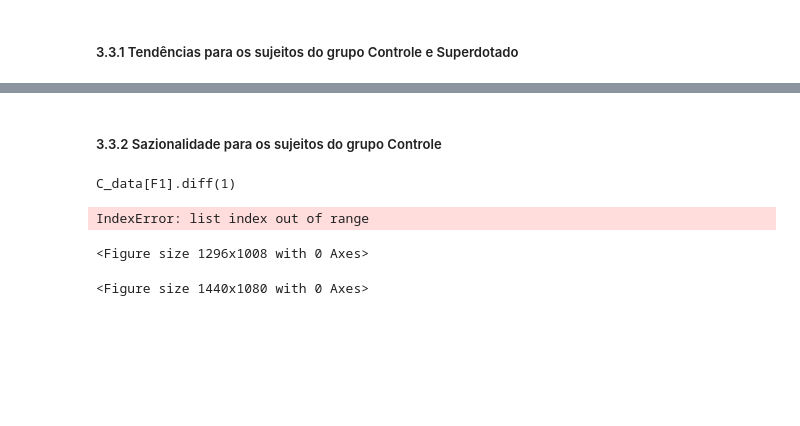
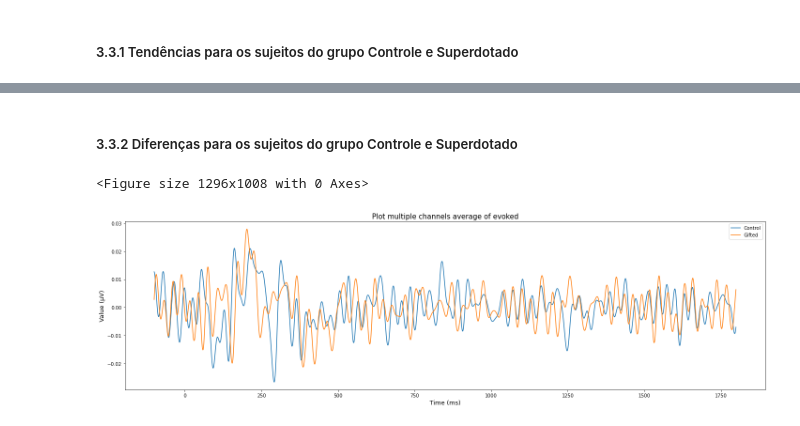
Before and after one commit to abner-lucas/EEG-Time-Series-Prediction, a Jupyter notebook: notebooks/visualization_outputs_eeg.ipynb, the cells around one changed output, grey strips where cells are left out. Saved outputs shown, nothing was run; the diff lists cells and outputs as text; code cells hidden in the pictures; blank space fills up the shorter version.

```diff
--- a/notebooks/visualization_outputs_eeg.ipynb
+++ b/notebooks/visualization_outputs_eeg.ipynb
@@ -262,21 +275,15 @@ Matplotlib is currently using module://matplotlib_inline.backend_inline, which i
 # %% [markdown]
-##### <a id='sz_a1'>3.3.2 Sazionalidade para os sujeitos do grupo Controle</a>
+##### <a id='diff_a1'>3.3.2 Diferenças para os sujeitos do grupo Controle e Superdotado</a>
-# %%
-sp = Subplot2D(nrows=len(C_data.columns), ncols=1)
-plt.figure(figsize=(20,15))
-
-for i, col in enumerate(C_data.columns):
-    if i != 0:
-        print(f'C_data[{col}].diff(1)')
-        sp.add_subplot(C_data[col].diff(1), i+1, 'Seasonality due to successive differences in the {col} sensor')
-    else:
-        print(f'C_data[{col}].diff(1)')
-        sp.add_subplot(C_data[col].diff(1), i+1, 'Seasonality due to successive differences in the {col} sensor', sharex=1)
-
-fig9 = sp.show();
-fig7.savefig('outputs_fig/fig9_control_seasonality.png')
-# %% [output]
-C_data[F1].diff(1)
-IndexError: list index out of range
-<Figure size 1296x1008 with 0 Axes>
-<Figure size 1440x1080 with 0 Axes>
+# %%
+C_data_mean = C_data.mean(axis=1)
+G_data_mean = G_data.mean(axis=1)
+df = pd.DataFrame({'Control': C_data_mean.diff(2), 'Gifted': G_data_mean.diff(2)})
+# %%
+sp = Subplot2D(nrows=1, ncols=1)
+plt.figure(figsize=(20,6))
+sp.add_subplot(df.iloc[100:2000], 1, 'Plot multiple channels average of evoked')
+fig9 = sp.show()
+fig9.savefig('outputs_fig/fig9_group_difference_channel_average.png')
+# %% [output]
+<Figure size 1296x1008 with 0 Axes>
+[figure, added]
```
Also changed, not shown: parts of 7 cells of this notebook, 3 other files.
